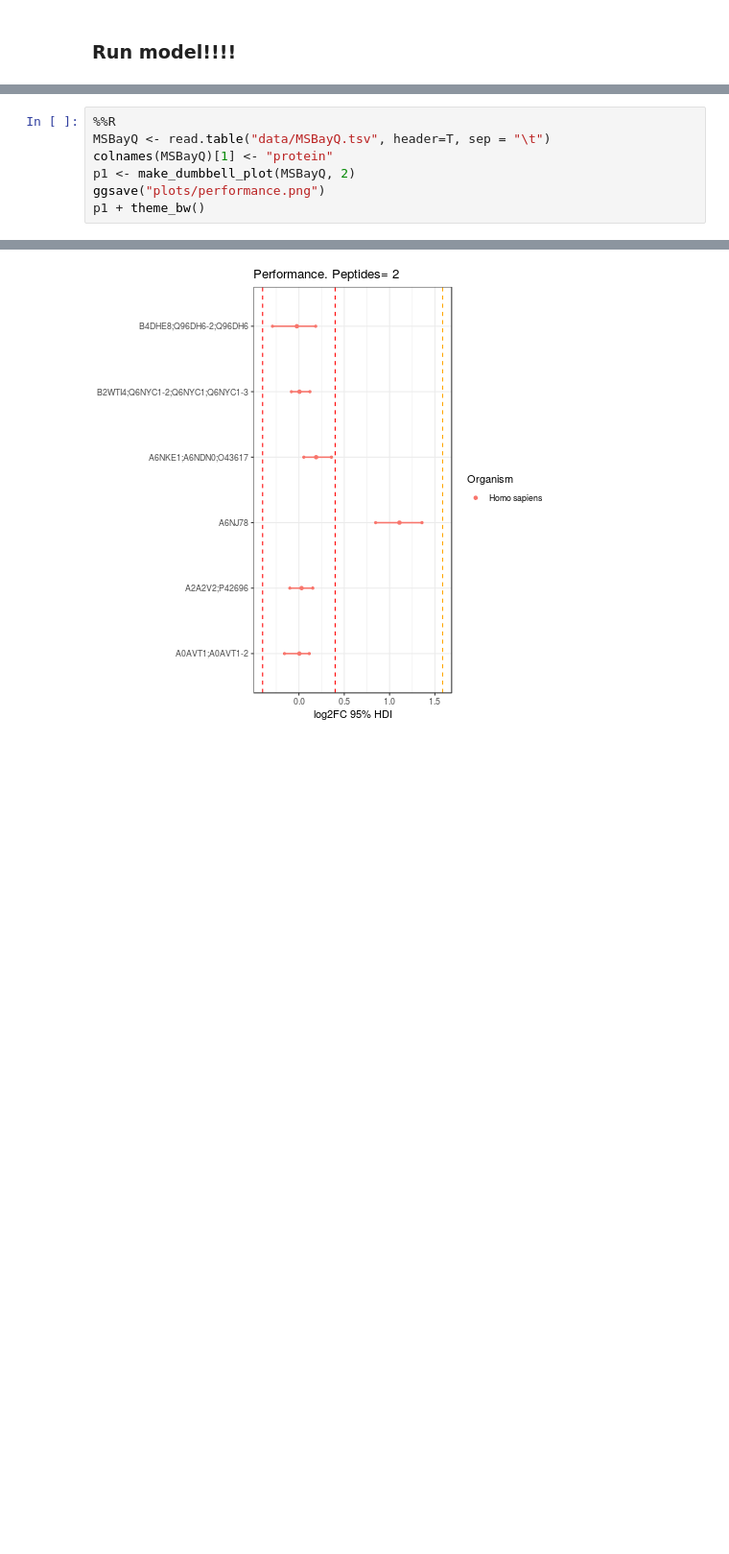
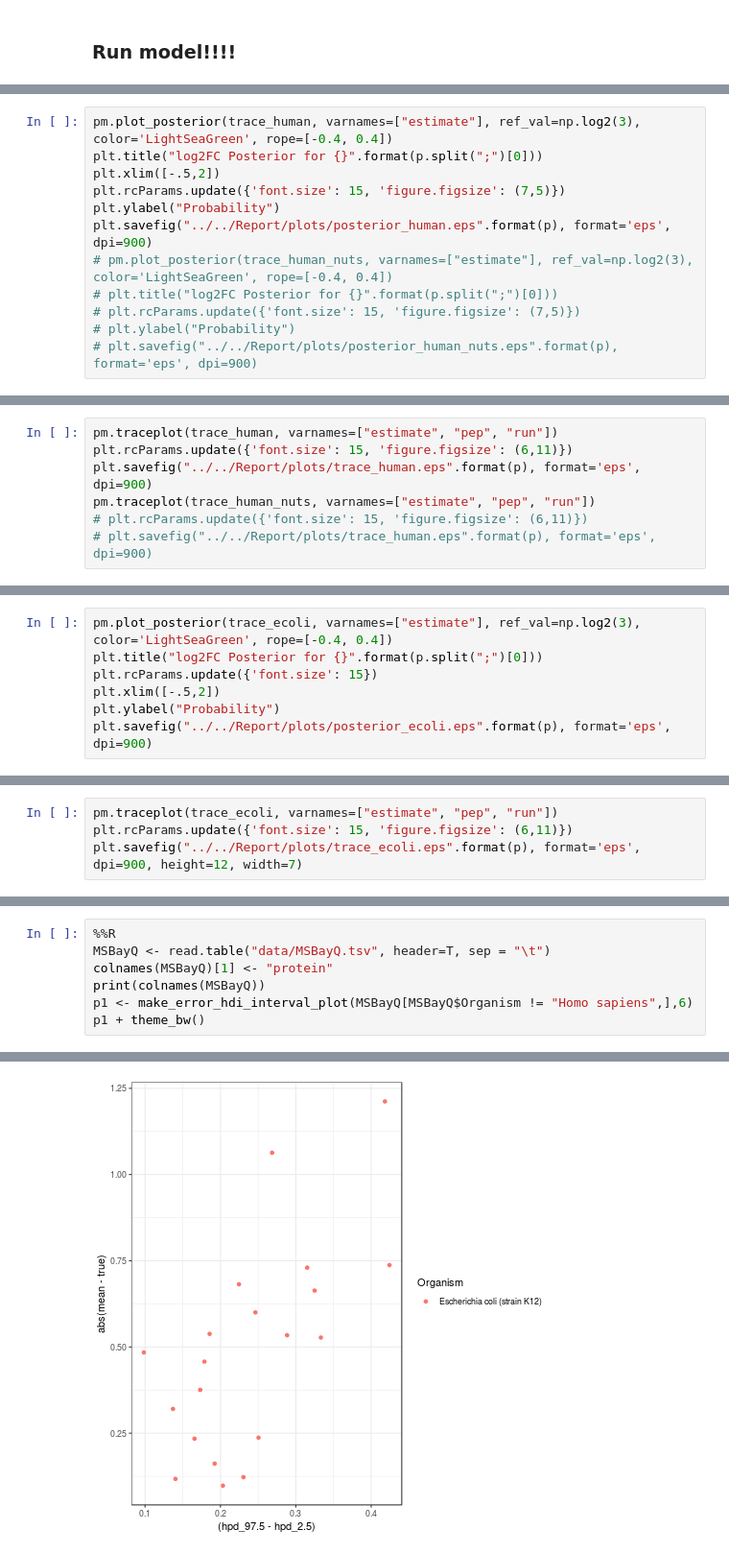
Before and after one commit to antortjim/Thesis-Code, a Jupyter notebook: model/Model.ipynb, the cells around one changed output, grey strips where cells are left out. Shown at 96% size. Drawn from its saved outputs; the diff is of its cells as text; blank space fills up the shorter version.

```diff
--- a/model/Model.ipynb
+++ b/model/Model.ipynb
@@ -548,0 +682,12 @@ make_error_hdi_interval_plot <- function(MSBayQ, n_pep=NULL) {
+# %%
+pm.plot_posterior(trace_human, varnames=["estimate"], ref_val=np.log2(3), color='LightSeaGreen', rope=[-0.4, 0.4])
+plt.title("log2FC Posterior for {}".format(p.split(";")[0]))
+plt.xlim([-.5,2])
+plt.rcParams.update({'font.size': 15, 'figure.figsize': (7,5)})
+plt.ylabel("Probability")
+plt.savefig("../../Report/plots/posterior_human.eps".format(p), format='eps', dpi=900)
+# pm.plot_posterior(trace_human_nuts, varnames=["estimate"], ref_val=np.log2(3), color='LightSeaGreen', rope=[-0.4, 0.4])
+# plt.title("log2FC Posterior for {}".format(p.split(";")[0]))
+# plt.rcParams.update({'font.size': 15, 'figure.figsize': (7,5)})
+# plt.ylabel("Probability")
+# plt.savefig("../../Report/plots/posterior_human_nuts.eps".format(p), format='eps', dpi=900)
@@ -548,0 +696,7 @@ make_error_hdi_interval_plot <- function(MSBayQ, n_pep=NULL) {
+# %%
+pm.traceplot(trace_human, varnames=["estimate", "pep", "run"])
+plt.rcParams.update({'font.size': 15, 'figure.figsize': (6,11)})
+plt.savefig("../../Report/plots/trace_human.eps".format(p), format='eps', dpi=900)
+pm.traceplot(trace_human_nuts, varnames=["estimate", "pep", "run"])
+# plt.rcParams.update({'font.size': 15, 'figure.figsize': (6,11)})
+# plt.savefig("../../Report/plots/trace_human.eps".format(p), format='eps', dpi=900)
@@ -548,0 +761,7 @@ make_error_hdi_interval_plot <- function(MSBayQ, n_pep=NULL) {
+# %%
+pm.plot_posterior(trace_ecoli, varnames=["estimate"], ref_val=np.log2(3), color='LightSeaGreen', rope=[-0.4, 0.4])
+plt.title("log2FC Posterior for {}".format(p.split(";")[0]))
+plt.rcParams.update({'font.size': 15})
+plt.xlim([-.5,2])
+plt.ylabel("Probability")
+plt.savefig("../../Report/plots/posterior_ecoli.eps".format(p), format='eps', dpi=900)
@@ -548,0 +770,4 @@ make_error_hdi_interval_plot <- function(MSBayQ, n_pep=NULL) {
+# %%
+pm.traceplot(trace_ecoli, varnames=["estimate", "pep", "run"])
+plt.rcParams.update({'font.size': 15, 'figure.figsize': (6,11)})
+plt.savefig("../../Report/plots/trace_ecoli.eps".format(p), format='eps', dpi=900, height=12, width=7)
@@ -550,7 +777,7 @@ make_error_hdi_interval_plot <- function(MSBayQ, n_pep=NULL) {
 %%R
 MSBayQ <- read.table("data/MSBayQ.tsv", header=T, sep = "\t")
 colnames(MSBayQ)[1] <- "protein"
-p1 <- make_dumbbell_plot(MSBayQ, 2)
-ggsave("plots/performance.png")
+print(colnames(MSBayQ))
+p1 <- make_error_hdi_interval_plot(MSBayQ[MSBayQ$Organism != "Homo sapiens",],6)
 p1 + theme_bw()
 # %% [output]
@@ -557 +787 @@ p1 + theme_bw()
-[figure, old version]
+[figure, new version]
```
Also changed, not shown: parts of 54 cells of this notebook, 13 other files.
